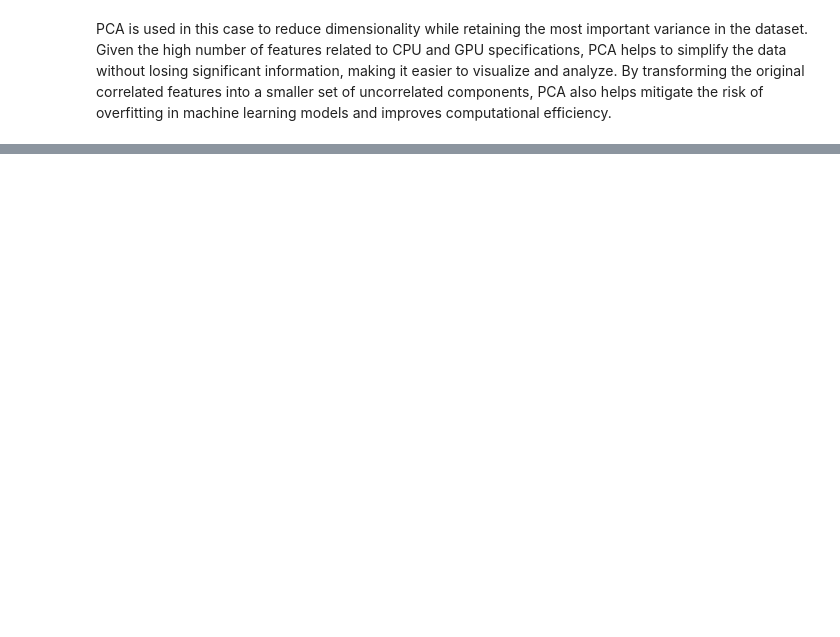
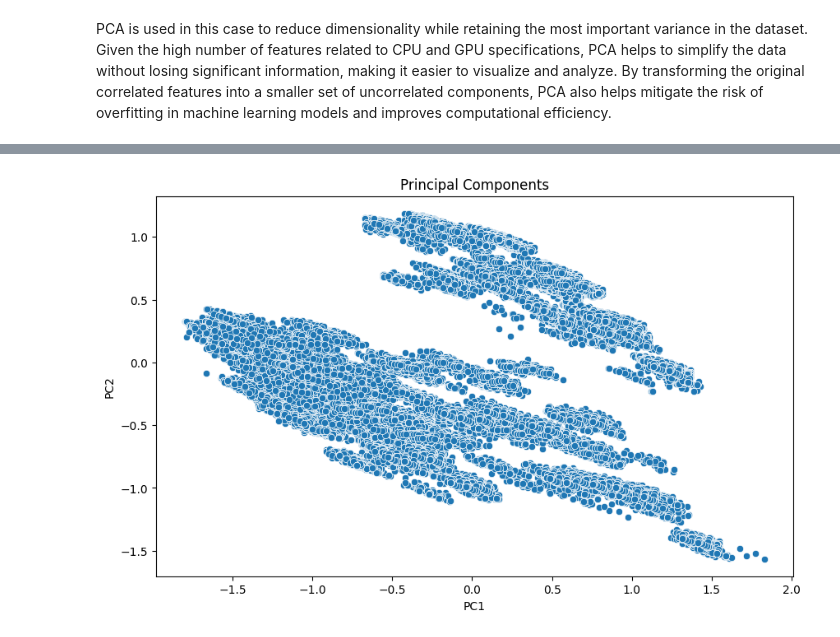
Before and after one commit to AndrePilcoChiuyare/fps-game-prediction, a Jupyter notebook: notebooks/3-dimensionality-reduction.ipynb, the cells around one changed output, grey strips where cells are left out. Saved outputs shown, nothing was run; the diff lists cells and outputs as text; code cells hidden in the pictures; blank space fills up the shorter version.

```diff
--- a/notebooks/3-dimensionality-reduction.ipynb
+++ b/notebooks/3-dimensionality-reduction.ipynb
@@ -80,3 +222,11 @@ pca_df
+# %%
+# Create a scatter plot to visualize the observations in the 2D PCA space
+plt.figure(figsize=(10, 6))
+sns.scatterplot(x='PC1', y='PC2', data=pca_df)
+plt.title('Principal Components')
+plt.show()
+# %% [output]
+[figure, added]
 # %%
 # Verify quantity of columns and rows
 df.shape
```
Also changed, not shown: parts of 17 cells of this notebook, 1 other file.
